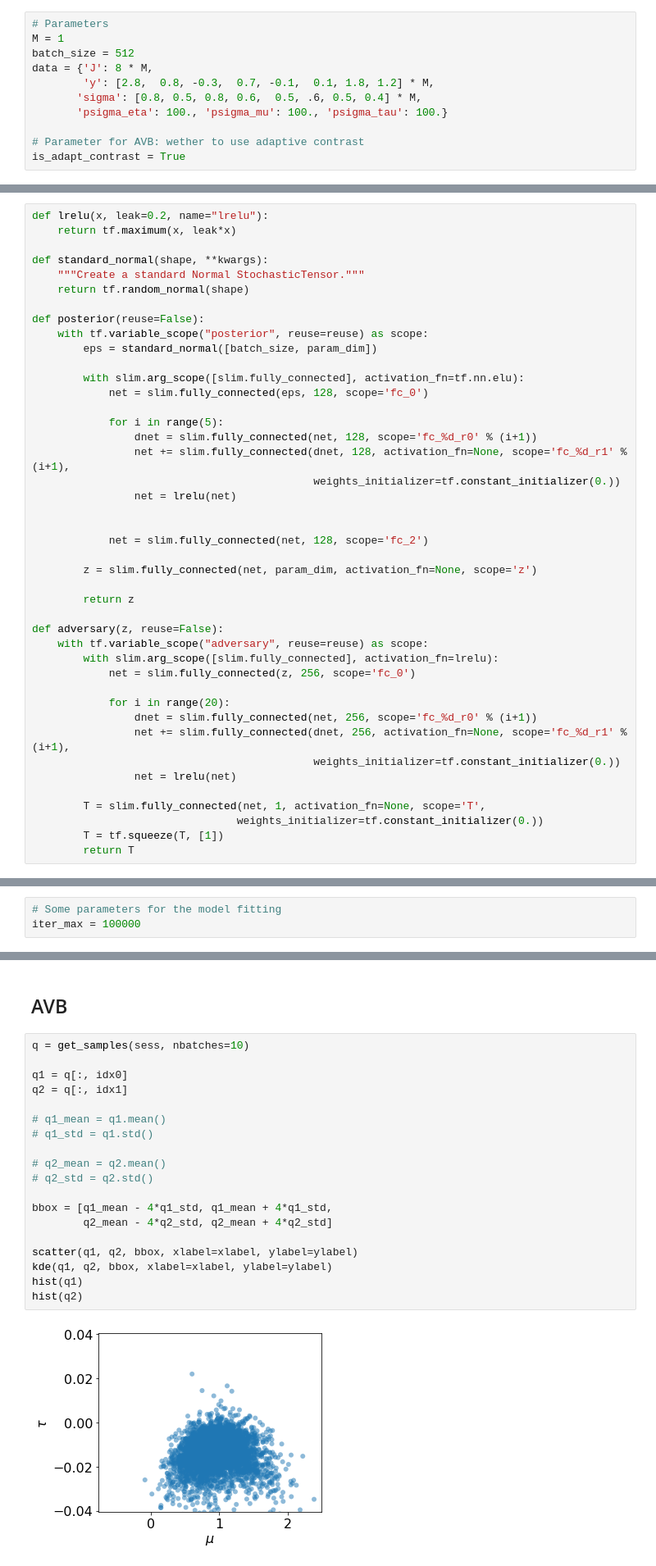
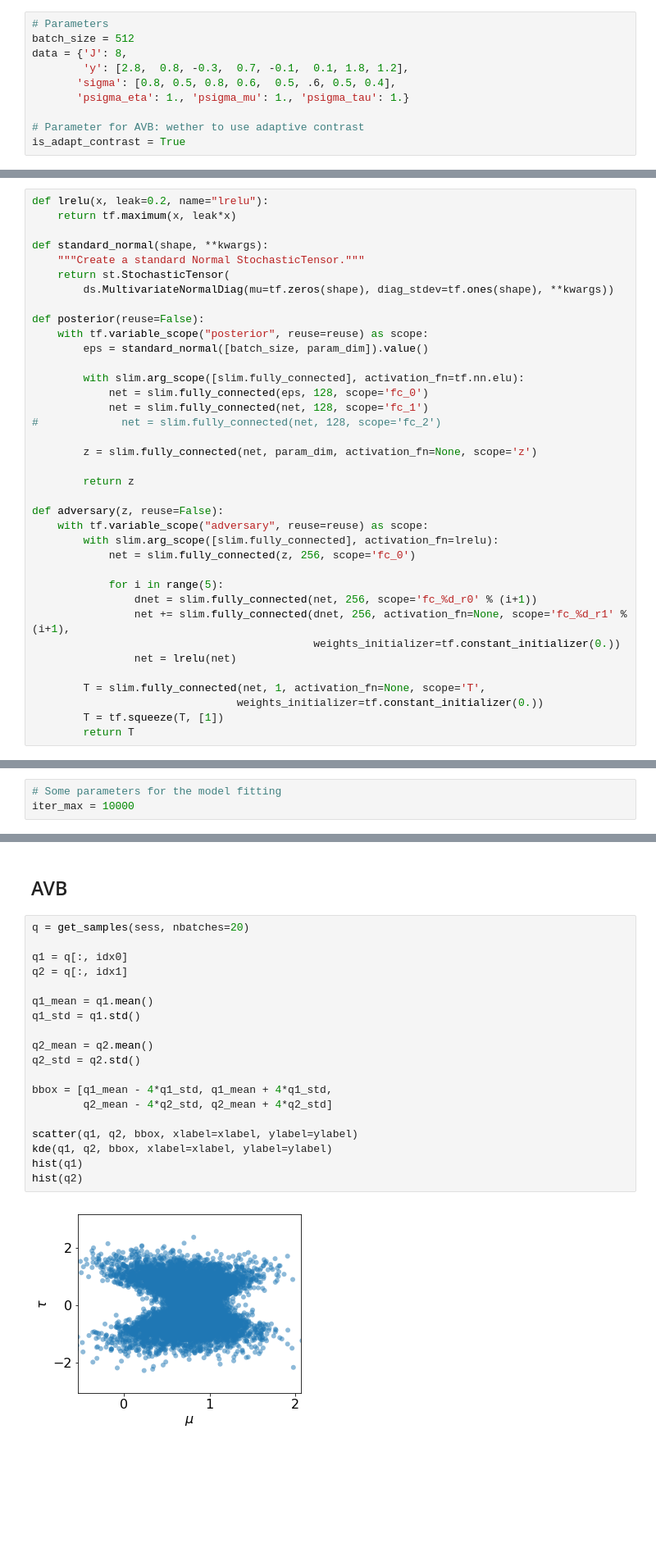
Before and after one commit to LMescheder/AdversarialVariationalBayes, a Jupyter notebook: notebooks/Stan-example.ipynb, the cells around one changed output, grey strips where cells are left out. Shown: that part at 82% size. Cells and saved outputs as stored; diff of their text form; blank space fills up the shorter version.

```diff
--- a/notebooks/Stan-example.ipynb
+++ b/notebooks/Stan-example.ipynb
@@ -21,11 +24,10 @@ st = tf.contrib.bayesflow.stochastic_tensor
 # %%
 # Parameters
-M = 1
 batch_size = 512
-data = {'J': 8 * M,
-        'y': [2.8,  0.8, -0.3,  0.7, -0.1,  0.1, 1.8, 1.2] * M,
-       'sigma': [0.8, 0.5, 0.8, 0.6,  0.5, .6, 0.5, 0.4] * M,
-       'psigma_eta': 100., 'psigma_mu': 100., 'psigma_tau': 100.}
+data = {'J': 8,
+        'y': [2.8,  0.8, -0.3,  0.7, -0.1,  0.1, 1.8, 1.2],
+       'sigma': [0.8, 0.5, 0.8, 0.6,  0.5, .6, 0.5, 0.4],
+       'psigma_eta': 1., 'psigma_mu': 1., 'psigma_tau': 1.}
 
 # Parameter for AVB: wether to use adaptive contrast
 is_adapt_contrast = True
@@ -248,23 +250,17 @@ def lrelu(x, leak=0.2, name="lrelu"):
 
 def standard_normal(shape, **kwargs):
     """Create a standard Normal StochasticTensor."""
-    return tf.random_normal(shape)
+    return st.StochasticTensor(
+        ds.MultivariateNormalDiag(mu=tf.zeros(shape), diag_stdev=tf.ones(shape), **kwargs))
 
 def posterior(reuse=False):
     with tf.variable_scope("posterior", reuse=reuse) as scope:
-        eps = standard_normal([batch_size, param_dim])
+        eps = standard_normal([batch_size, param_dim]).value()
 
         with slim.arg_scope([slim.fully_connected], activation_fn=tf.nn.elu):
             net = slim.fully_connected(eps, 128, scope='fc_0')
-
-            for i in range(5):
-                dnet = slim.fully_connected(net, 128, scope='fc_%d_r0' % (i+1))
-                net += slim.fully_connected(dnet, 128, activation_fn=None, scope='fc_%d_r1' % (i+1),
-                                            weights_initializer=tf.constant_initializer(0.))
-                net = lrelu(net)
-
-
-            net = slim.fully_connected(net, 128, scope='fc_2')
+            net = slim.fully_connected(net, 128, scope='fc_1')
+#             net = slim.fully_connected(net, 128, scope='fc_2')
 
         z = slim.fully_connected(net, param_dim, activation_fn=None, scope='z')
 
@@ -275,7 +271,7 @@ def adversary(z, reuse=False):
         with slim.arg_scope([slim.fully_connected], activation_fn=lrelu):
             net = slim.fully_connected(z, 256, scope='fc_0')
 
-            for i in range(20):
+            for i in range(5):
                 dnet = slim.fully_connected(net, 256, scope='fc_%d_r0' % (i+1))
                 net += slim.fully_connected(dnet, 256, activation_fn=None, scope='fc_%d_r1' % (i+1),
                                             weights_initializer=tf.constant_initializer(0.))
@@ -392,7 +388,7 @@ sess.run(tf.global_variables_initializer())
 # Model fitting
 # %%
 # Some parameters for the model fitting
-iter_max = 100000
+iter_max = 10000
 # %%
 # Run HMC
 stan_fit = sm.sampling(data=data, iter=500000, thin=50)
@@ -448,23 +449,23 @@ hist(q2)
 # %% [markdown]
 ## AVB
 # %%
-q = get_samples(sess, nbatches=10)
+q = get_samples(sess, nbatches=20)
 
 q1 = q[:, idx0]
 q2 = q[:, idx1]
 
-# q1_mean = q1.mean()
-# q1_std = q1.std()
+q1_mean = q1.mean()
+q1_std = q1.std()
 
-# q2_mean = q2.mean()
-# q2_std = q2.std()
+q2_mean = q2.mean()
+q2_std = q2.std()
 
 bbox = [q1_mean - 4*q1_std, q1_mean + 4*q1_std,
         q2_mean - 4*q2_std, q2_mean + 4*q2_std]
 
 scatter(q1, q2, bbox, xlabel=xlabel, ylabel=ylabel)
 kde(q1, q2, bbox, xlabel=xlabel, ylabel=ylabel)
 hist(q1)
 hist(q2)
 # %% [output]
-[figure, old version]
+[figure, new version]
```
Also changed, not shown: parts of 5 cells of this notebook, 2 other files.
